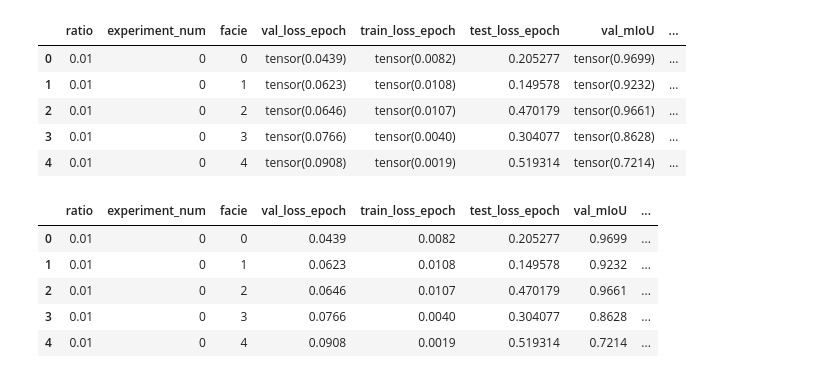
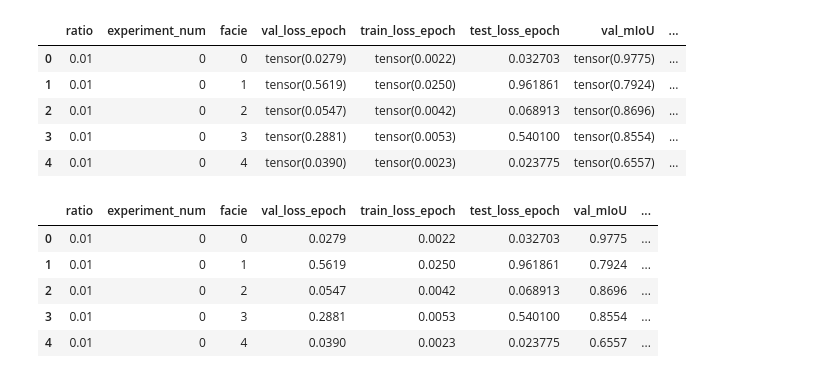
Before and after one commit to filipeas/Minerva-Discovery, a Jupyter notebook: my_experiments/sam_original/notebooks/check_experiments_log_exec_experiment_2.ipynb, the cells around one changed output. Drawn from its saved outputs; the diff is of its cells as text; code cells hidden in the pictures.

```diff
--- a/my_experiments/sam_original/notebooks/check_experiments_log_exec_experiment_2.ipynb
+++ b/my_experiments/sam_original/notebooks/check_experiments_log_exec_experiment_2.ipynb
@@ -4,16 +4,16 @@ import numpy as np
 import matplotlib.pyplot as plt
 import seaborn as sns
 # %%
-log_file = "/workspaces/Minerva-Discovery/my_experiments/sam_original/exec_experiment_2/results/experiment-f3_experiment_20250107_211810/experiment_log.csv"
+log_file = "/workspaces/Minerva-Discovery/my_experiments/sam_original/exec_experiment_2/results/experiment-parihaka_experiment_20250107_212209/experiment_log.csv"
 df = pd.read_csv(log_file)
 df.head()
 # %% [output]
 |  | ratio | experiment_num | facie | val_loss_epoch | train_loss_epoch | test_loss_epoch | val_mIoU | ... |
-| 0 | 0.01 | 0 | 0 | tensor(0.0439) | tensor(0.0082) | 0.205277 | tensor(0.9699) | ... |
-| 1 | 0.01 | 0 | 1 | tensor(0.0623) | tensor(0.0108) | 0.149578 | tensor(0.9232) | ... |
-| 2 | 0.01 | 0 | 2 | tensor(0.0646) | tensor(0.0107) | 0.470179 | tensor(0.9661) | ... |
-| 3 | 0.01 | 0 | 3 | tensor(0.0766) | tensor(0.0040) | 0.304077 | tensor(0.8628) | ... |
-| 4 | 0.01 | 0 | 4 | tensor(0.0908) | tensor(0.0019) | 0.519314 | tensor(0.7214) | ... |
+| 0 | 0.01 | 0 | 0 | tensor(0.0279) | tensor(0.0022) | 0.032703 | tensor(0.9775) | ... |
+| 1 | 0.01 | 0 | 1 | tensor(0.5619) | tensor(0.0250) | 0.961861 | tensor(0.7924) | ... |
+| 2 | 0.01 | 0 | 2 | tensor(0.0547) | tensor(0.0042) | 0.068913 | tensor(0.8696) | ... |
+| 3 | 0.01 | 0 | 3 | tensor(0.2881) | tensor(0.0053) | 0.540100 | tensor(0.8554) | ... |
+| 4 | 0.01 | 0 | 4 | tensor(0.0390) | tensor(0.0023) | 0.023775 | tensor(0.6557) | ... |
 # %%
 # Convertendo colunas tensor para float
 df['ratio'] = pd.to_numeric(df['ratio'], errors='coerce')
@@ -27,11 +27,11 @@ df['test_mIoU'] = df['test_mIoU'].apply(lambda x: float(str(x).strip('tensor()')
 df.head()
 # %% [output]
 |  | ratio | experiment_num | facie | val_loss_epoch | train_loss_epoch | test_loss_epoch | val_mIoU | ... |
-| 0 | 0.01 | 0 | 0 | 0.0439 | 0.0082 | 0.205277 | 0.9699 | ... |
-| 1 | 0.01 | 0 | 1 | 0.0623 | 0.0108 | 0.149578 | 0.9232 | ... |
-| 2 | 0.01 | 0 | 2 | 0.0646 | 0.0107 | 0.470179 | 0.9661 | ... |
-| 3 | 0.01 | 0 | 3 | 0.0766 | 0.0040 | 0.304077 | 0.8628 | ... |
-| 4 | 0.01 | 0 | 4 | 0.0908 | 0.0019 | 0.519314 | 0.7214 | ... |
+| 0 | 0.01 | 0 | 0 | 0.0279 | 0.0022 | 0.032703 | 0.9775 | ... |
+| 1 | 0.01 | 0 | 1 | 0.5619 | 0.0250 | 0.961861 | 0.7924 | ... |
+| 2 | 0.01 | 0 | 2 | 0.0547 | 0.0042 | 0.068913 | 0.8696 | ... |
+| 3 | 0.01 | 0 | 3 | 0.2881 | 0.0053 | 0.540100 | 0.8554 | ... |
+| 4 | 0.01 | 0 | 4 | 0.0390 | 0.0023 | 0.023775 | 0.6557 | ... |
 # %%
 # Agrupando por 'ratio' e 'facie' e calculando média e desvio padrão
 grouped = df.groupby(['ratio', 'facie'], as_index=False).agg({
```
Also changed, not shown: parts of 3 cells of this notebook, 1 other file.
